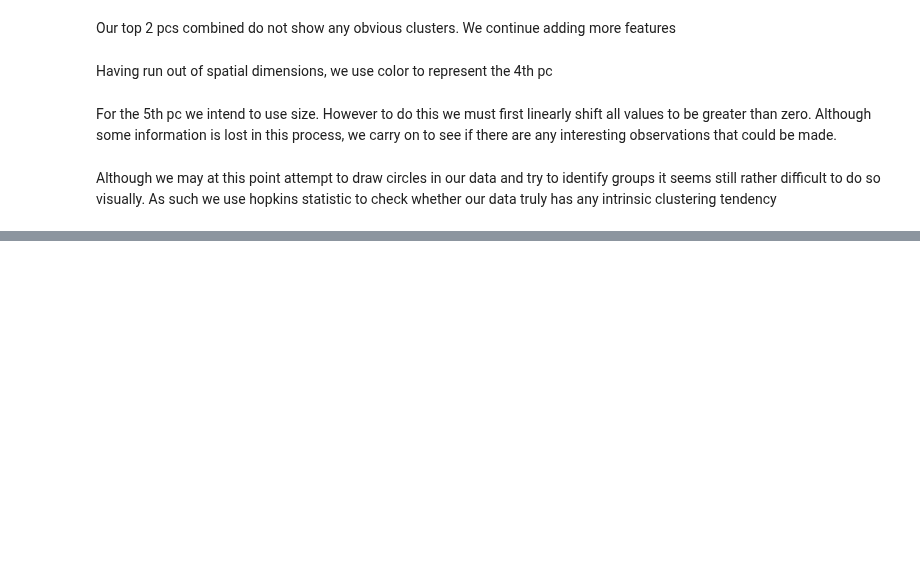
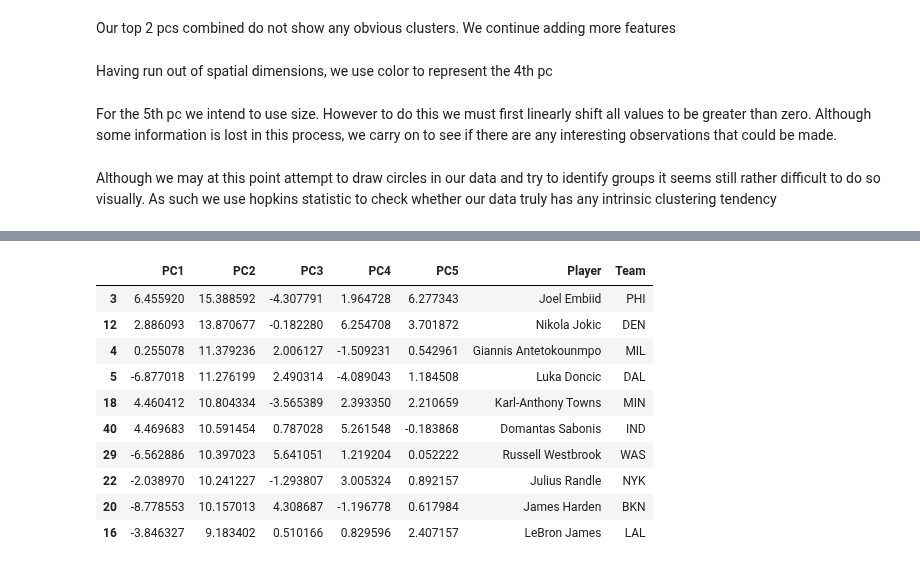
Before and after one commit to CSA100/nba-dsai, a Jupyter notebook: EDA.ipynb, the cells around one changed output, grey strips where cells are left out. Drawn from its saved outputs; the diff is of its cells as text; code cells hidden in the pictures; blank space fills up the shorter version.

```diff
--- a/EDA.ipynb
+++ b/EDA.ipynb
@@ -164,0 +197,15 @@ Our hopkins statistic has a value of about 0.3. A statistic value of 1 would hav
+# %%
+# PC 2 high positives
+df.nlargest(10, "PC2")
+# %% [output]
+|  | PC1 | PC2 | PC3 | PC4 | PC5 | Player | Team |
+| 3 | 6.455920 | 15.388592 | -4.307791 | 1.964728 | 6.277343 | Joel Embiid | PHI |
+| 12 | 2.886093 | 13.870677 | -0.182280 | 6.254708 | 3.701872 | Nikola Jokic | DEN |
+| 4 | 0.255078 | 11.379236 | 2.006127 | -1.509231 | 0.542961 | Giannis Antetokounmpo | MIL |
+| 5 | -6.877018 | 11.276199 | 2.490314 | -4.089043 | 1.184508 | Luka Doncic | DAL |
+| 18 | 4.460412 | 10.804334 | -3.565389 | 2.393350 | 2.210659 | Karl-Anthony Towns | MIN |
+| 40 | 4.469683 | 10.591454 | 0.787028 | 5.261548 | -0.183868 | Domantas Sabonis | IND |
+| 29 | -6.562886 | 10.397023 | 5.641051 | 1.219204 | 0.052222 | Russell Westbrook | WAS |
+| 22 | -2.038970 | 10.241227 | -1.293807 | 3.005324 | 0.892157 | Julius Randle | NYK |
+| 20 | -8.778553 | 10.157013 | 4.308687 | -1.196778 | 0.617984 | James Harden | BKN |
+| 16 | -3.846327 | 9.183402 | 0.510166 | 0.829596 | 2.407157 | LeBron James | LAL |
```
Also changed, not shown: parts of 12 cells of this notebook.
